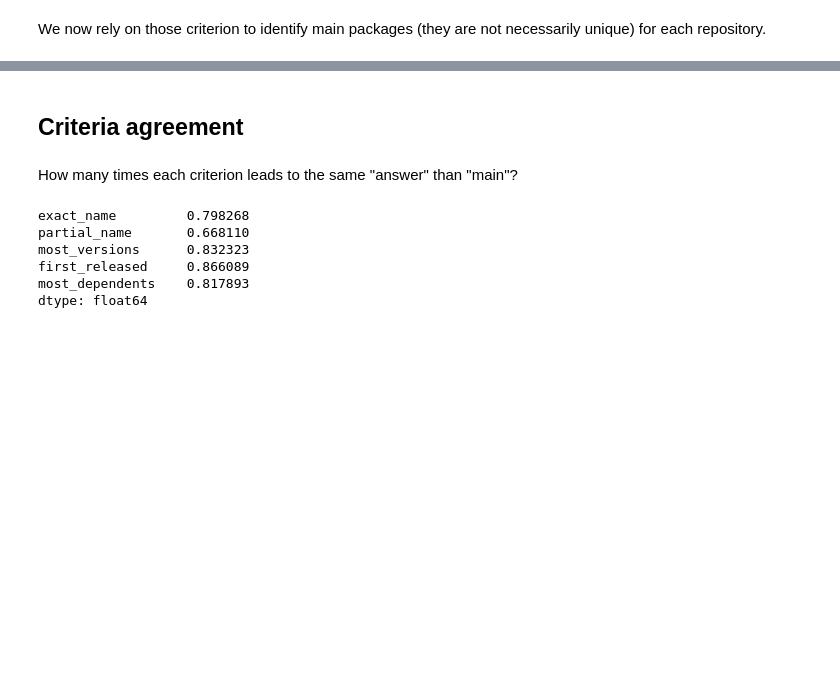
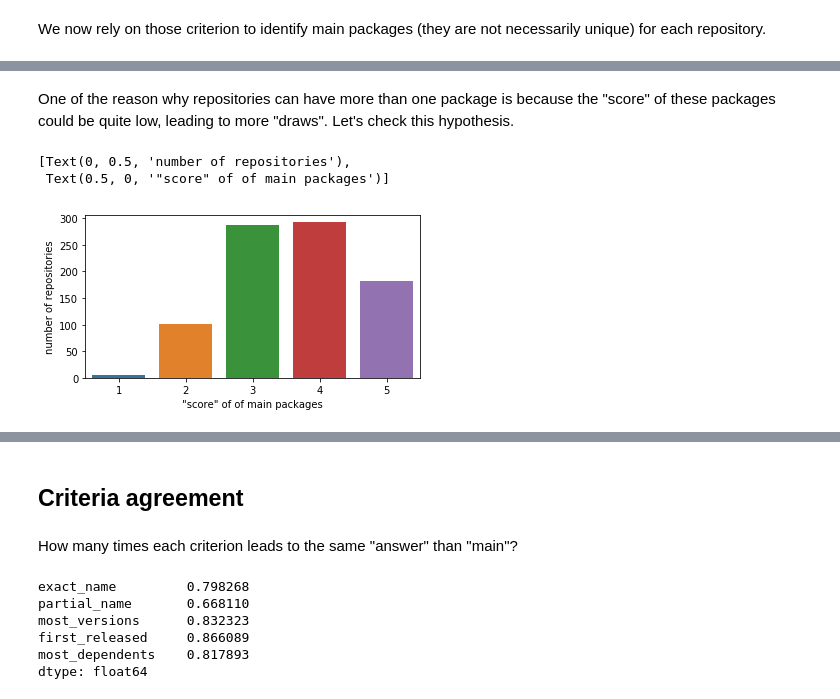
Before and after one commit to MehdiGol/secos-gol, a Jupyter notebook: notebooks/Identify main packages.ipynb, the cells around one changed output, grey strips where cells are left out. Drawn from its saved outputs; the diff is of its cells as text; code cells hidden in the pictures; blank space fills up the shorter version.

```diff
--- a/notebooks/Identify main packages.ipynb
+++ b/notebooks/Identify main packages.ipynb
@@ -148,0 +171,24 @@ df_crit.sample(5, random_state=12345)
+# %% [markdown]
+One of the reason why repositories can have more than one package is because the "score" of these packages could be quite low, leading to more "draws". Let's check this hypothesis.
+# %%
+fig, ax = matplotlib.pyplot.subplots()
+
+seaborn.countplot(
+    x='criteria',
+    data=(
+        df_crit
+        .query('main')
+        .drop_duplicates(['Repository_URL', 'criteria'])
+    ),
+    ax=ax,
+)
+
+ax.set(
+    xlabel='"score" of of main packages',
+    ylabel='number of repositories',
+    #yscale='log',
+)
+# %% [output]
+[Text(0, 0.5, 'number of repositories'),
+ Text(0.5, 0, '"score" of of main packages')]
+[figure, added]
```
Also changed, not shown: parts of 7 cells of this notebook.
